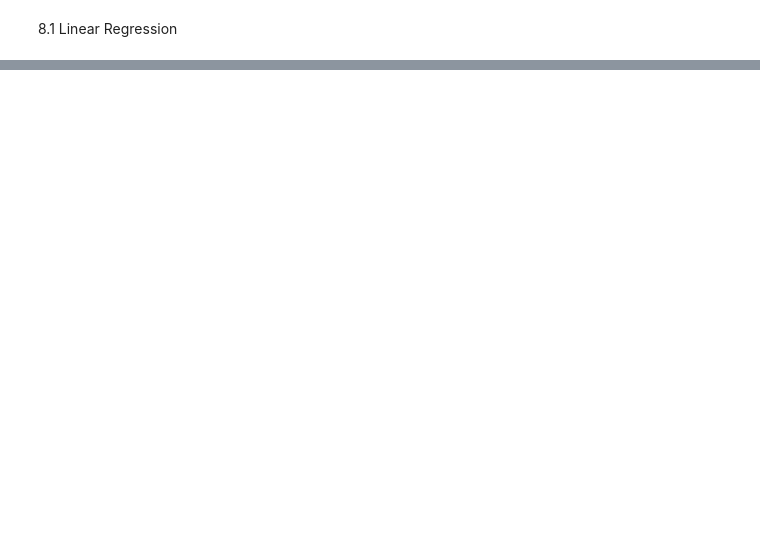
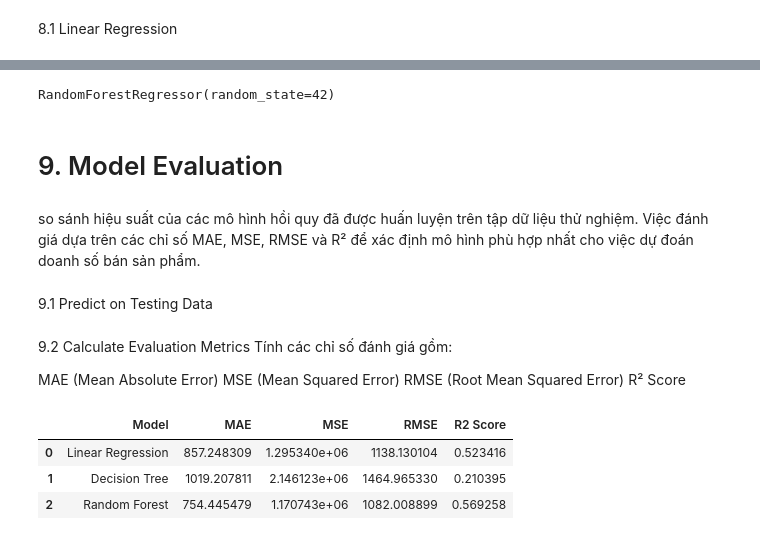
Before and after one commit to annhtuan-nat/Spam_Project, a Jupyter notebook: Item_Outlet_Sales/Item_Outlet_Sales.ipynb, the cells around one changed output, grey strips where cells are left out. Drawn from its saved outputs; the diff is of its cells as text; code cells hidden in the pictures; blank space fills up the shorter version.

```diff
--- a/Item_Outlet_Sales/Item_Outlet_Sales.ipynb
+++ b/Item_Outlet_Sales/Item_Outlet_Sales.ipynb
@@ -513,0 +518,79 @@ RandomForestRegressor(random_state=42)
+# %%
+from sklearn.ensemble import RandomForestRegressor
+
+rf_model = RandomForestRegressor(
+    n_estimators=100,
+    random_state=42
+)
+
+rf_model.fit(X_train, y_train)
+# %% [output]
+RandomForestRegressor(random_state=42)
+# %% [markdown]
+# 9. Model Evaluation
+# %% [markdown]
+ so sánh hiệu suất của các mô hình hồi quy đã được huấn luyện trên tập dữ liệu thử nghiệm. Việc đánh giá dựa trên các chỉ số MAE, MSE, RMSE và R² để xác định mô hình phù hợp nhất cho việc dự đoán doanh số bán sản phẩm.
+# %% [markdown]
+9.1 Predict on Testing Data
+# %%
+
+linear_pred = linear_model.predict(X_test)
+
+tree_pred = tree_model.predict(X_test)
+
+rf_pred = rf_model.predict(X_test)
+# %% [markdown]
+
+9.2 Calculate Evaluation Metrics
+Tính các chỉ số đánh giá gồm:
+
+MAE (Mean Absolute Error)
+MSE (Mean Squared Error)
+RMSE (Root Mean Squared Error)
+R² Score
+# %%
+
+from sklearn.metrics import mean_absolute_error
+from sklearn.metrics import mean_squared_error
+from sklearn.metrics import r2_score
+import numpy as np
+import pandas as pd
+
+results = pd.DataFrame({
+    'Model': [
+        'Linear Regression',
+        'Decision Tree',
+        'Random Forest'
+    ],
+
+    'MAE': [
+        mean_absolute_error(y_test, linear_pred),
+        mean_absolute_error(y_test, tree_pred),
+        mean_absolute_error(y_test, rf_pred)
+    ],
+
+    'MSE': [
+        mean_squared_error(y_test, linear_pred),
+        mean_squared_error(y_test, tree_pred),
+        mean_squared_error(y_test, rf_pred)
+    ],
+
+    'RMSE': [
+        np.sqrt(mean_squared_error(y_test, linear_pred)),
+        np.sqrt(mean_squared_error(y_test, tree_pred)),
+        np.sqrt(mean_squared_error(y_test, rf_pred))
+    ],
+
+    'R2 Score': [
+        r2_score(y_test, linear_pred),
+        r2_score(y_test, tree_pred),
+        r2_score(y_test, rf_pred)
+    ]
+})
+
+results
+# %% [output]
+|  | Model | MAE | MSE | RMSE | R2 Score |
+| 0 | Linear Regression | 857.248309 | 1.295340e+06 | 1138.130104 | 0.523416 |
+| 1 | Decision Tree | 1019.207811 | 2.146123e+06 | 1464.965330 | 0.210395 |
+| 2 | Random Forest | 754.445479 | 1.170743e+06 | 1082.008899 | 0.569258 |
```
Also changed, not shown: parts of 14 cells of this notebook.
